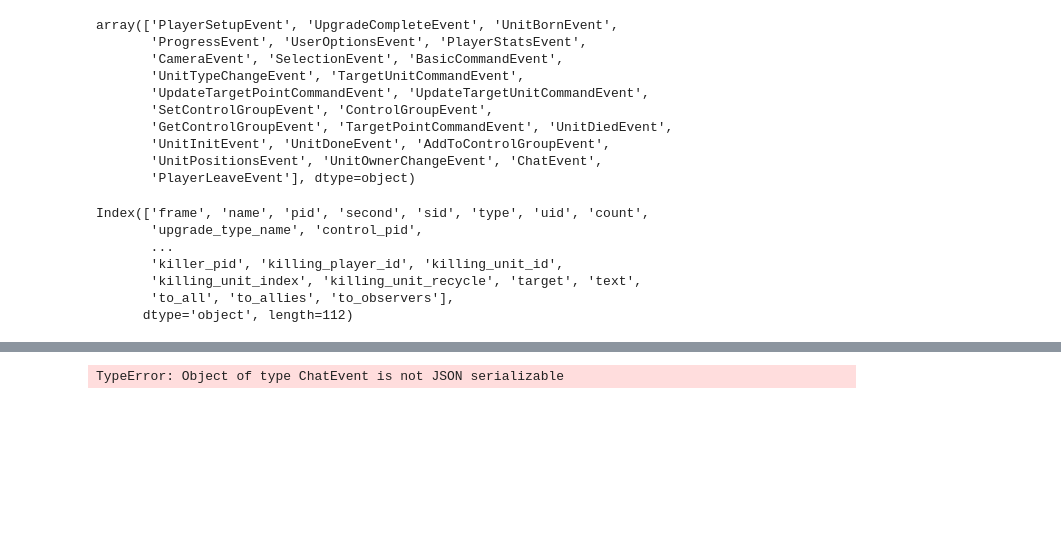
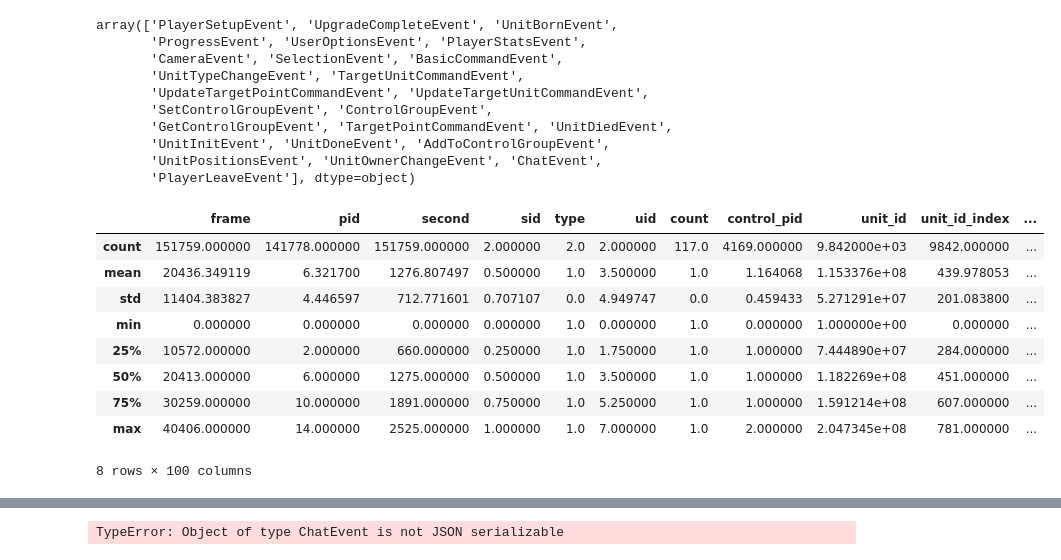
Before and after one commit to jared-a-lloyd/sc2-modeling, a Jupyter notebook: get_replay_data/explore_data_structure.ipynb, the cells around one changed output, grey strips where cells are left out. Drawn from its saved outputs; the diff is of its cells as text; code cells hidden in the pictures; blank space fills up the shorter version.

```diff
--- a/get_replay_data/explore_data_structure.ipynb
+++ b/get_replay_data/explore_data_structure.ipynb
@@ -76,13 +70,17 @@ array(['PlayerSetupEvent', 'UpgradeCompleteEvent', 'UnitBornEvent',
        'UnitInitEvent', 'UnitDoneEvent', 'AddToControlGroupEvent',
        'UnitPositionsEvent', 'UnitOwnerChangeEvent', 'ChatEvent',
        'PlayerLeaveEvent'], dtype=object)
-# %%
-event_df.columns
-# %% [output]
-Index(['frame', 'name', 'pid', 'second', 'sid', 'type', 'uid', 'count',
-       'upgrade_type_name', 'control_pid',
-       ...
-       'killer_pid', 'killing_player_id', 'killing_unit_id',
-       'killing_unit_index', 'killing_unit_recycle', 'target', 'text',
-       'to_all', 'to_allies', 'to_observers'],
-      dtype='object', length=112)
+# %%
+# summarise event_df
+event_df.describe()
+# %% [output]
+|  | frame | pid | second | sid | type | uid | count | control_pid | unit_id | unit_id_index | ... |
+| count | 151759.000000 | 141778.000000 | 151759.000000 | 2.000000 | 2.0 | 2.000000 | 117.0 | 4169.000000 | 9.842000e+03 | 9842.000000 | ... |
+| mean | 20436.349119 | 6.321700 | 1276.807497 | 0.500000 | 1.0 | 3.500000 | 1.0 | 1.164068 | 1.153376e+08 | 439.978053 | ... |
+| std | 11404.383827 | 4.446597 | 712.771601 | 0.707107 | 0.0 | 4.949747 | 0.0 | 0.459433 | 5.271291e+07 | 201.083800 | ... |
+| min | 0.000000 | 0.000000 | 0.000000 | 0.000000 | 1.0 | 0.000000 | 1.0 | 0.000000 | 1.000000e+00 | 0.000000 | ... |
+| 25% | 10572.000000 | 2.000000 | 660.000000 | 0.250000 | 1.0 | 1.750000 | 1.0 | 1.000000 | 7.444890e+07 | 284.000000 | ... |
+| 50% | 20413.000000 | 6.000000 | 1275.000000 | 0.500000 | 1.0 | 3.500000 | 1.0 | 1.000000 | 1.182269e+08 | 451.000000 | ... |
+| 75% | 30259.000000 | 10.000000 | 1891.000000 | 0.750000 | 1.0 | 5.250000 | 1.0 | 1.000000 | 1.591214e+08 | 607.000000 | ... |
+| max | 40406.000000 | 14.000000 | 2525.000000 | 1.000000 | 1.0 | 7.000000 | 1.0 | 2.000000 | 2.047345e+08 | 781.000000 | ... |
+8 rows × 100 columns
```
Also changed, not shown: parts of 8 cells of this notebook, 3 other files.
